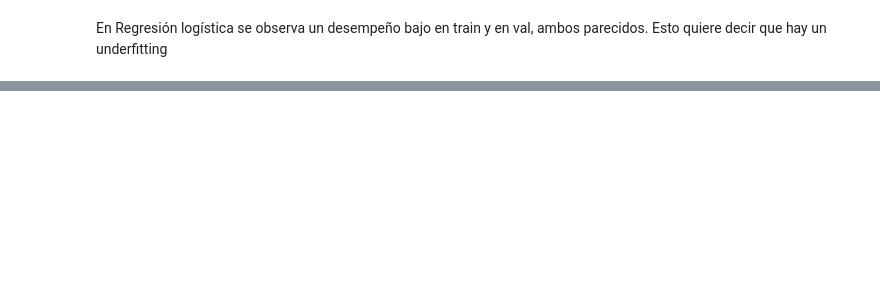
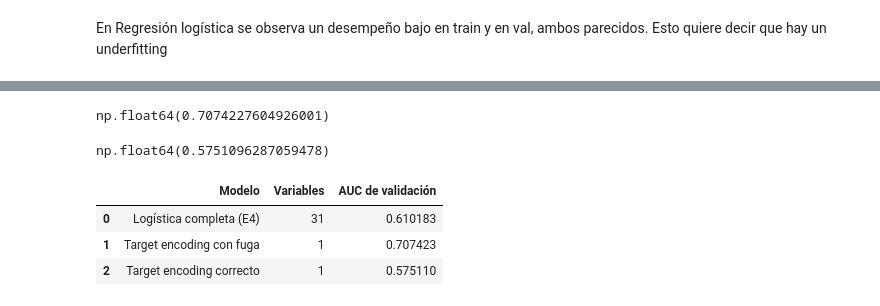
Before and after one commit to DpalaciosR20/churn-sdg, a Jupyter notebook: notebooks/03_baseline.ipynb, the cells around one changed output, grey strips where cells are left out. Saved outputs shown, nothing was run; the diff lists cells and outputs as text; code cells hidden in the pictures; blank space fills up the shorter version.

```diff
--- a/notebooks/03_baseline.ipynb
+++ b/notebooks/03_baseline.ipynb
@@ -241,0 +271,7 @@ Los resultados numericos coinciden con mi EDA. Sin embargo me llaman la atenció
+# %%
+combinacion = (
+    X_train["area"].fillna("?")
+    + "_" + X_train["crclscod"].fillna("?")
+    + "_" + X_train["months"].astype(str)
+)
+combinacion.nunique()
@@ -241,0 +292,47 @@ Los resultados numericos coinciden con mi EDA. Sin embargo me llaman la atenció
+# %%
+tasa_con_fuga = y_train.groupby(combinacion).transform("mean")
+# %%
+resultado_fuga = cross_validate(
+    LogisticRegression(),
+    tasa_con_fuga.to_frame(),      # .to_frame(): sklearn espera una tabla, no una Series
+    y_train,
+    cv=cv, scoring="roc_auc",
+)
+resultado_fuga["test_score"].mean()     # ~0.71
+# %% [output]
+np.float64(0.7074227604926001)
+# %%
+modelo_correcto = make_pipeline(TargetEncoder(), LogisticRegression())
+
+resultado_correcto = cross_validate(
+    modelo_correcto,
+    combinacion.to_frame(),        # ahora entra la categórica original, sin codificar
+    y_train,
+    cv=cv, scoring="roc_auc",
+)
+resultado_correcto["test_score"].mean()     # ~0.58
+# %% [output]
+np.float64(0.5751096287059478)
+# %%
+pd.DataFrame([
+    {
+        "Modelo": "Logística completa (E4)",
+        "Variables": len(num_cols) + len(cat_cols),
+        "AUC de validación": resultado_regresion["test_score"].mean()
+    },
+    {
+        "Modelo": "Target encoding con fuga",
+        "Variables": 1,
+        "AUC de validación": resultado_fuga["test_score"].mean()
+    },
+    {
+        "Modelo": "Target encoding correcto",
+        "Variables": 1,
+        "AUC de validación": resultado_correcto["test_score"].mean()
+    }
+])
+# %% [output]
+|  | Modelo | Variables | AUC de validación |
+| 0 | Logística completa (E4) | 31 | 0.610183 |
+| 1 | Target encoding con fuga | 1 | 0.707423 |
+| 2 | Target encoding correcto | 1 | 0.575110 |
```
Also changed, not shown: parts of 14 cells of this notebook, 2 other files.
